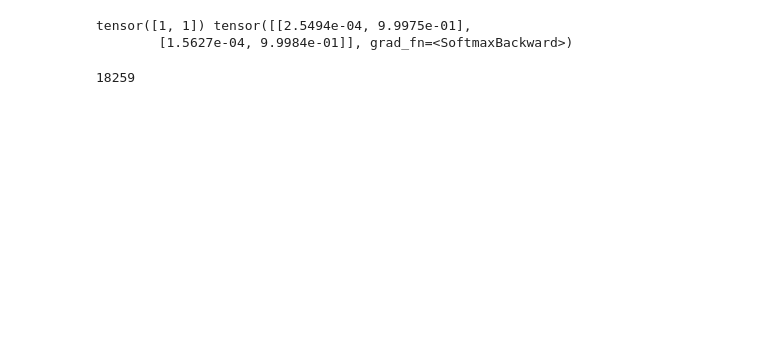
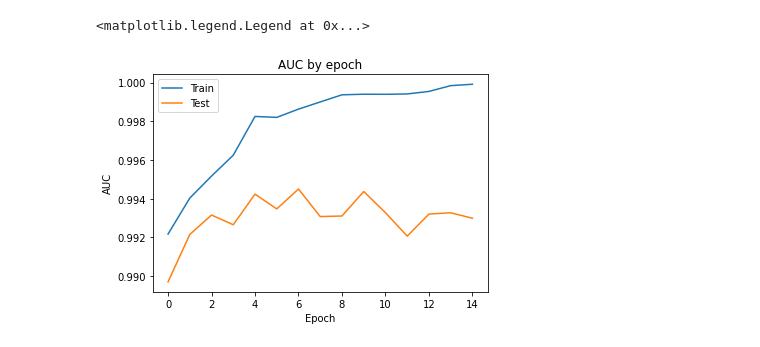
Before and after one commit to ranikh97/mask_detection, a Jupyter notebook: Training.ipynb, the cells around one changed output. Cells and saved outputs as stored; diff of their text form; code cells hidden in the pictures; blank space fills up the shorter version.

```diff
--- a/Training.ipynb
+++ b/Training.ipynb
@@ -285,0 +308,11 @@ plt.legend()
+# %%
+plt.locator_params(nbins=8)
+plt.plot(auc_train,label='Train')
+plt.plot(auc_test,label='Test')
+plt.xlabel('Epoch')
+plt.ylabel('AUC')
+plt.title('AUC by epoch')
+plt.legend()
+# %% [output]
+<matplotlib.legend.Legend at 0x...>
+[figure, added]
@@ -286,16 +334,12 @@ plt.legend()
 # %%
-train_loader_all = torch.utils.data.DataLoader(dataset=train_dataset,
-                                           batch_size=2,
+test_loader_all = torch.utils.data.DataLoader(dataset=test_dataset,
+                                           batch_size=len(test_dataset),
                                            shuffle=False)
-for images, labels,files in train_loader_all:
+fpr_test = None
+tpr_test = None
+for images, labels,files in test_loader_all:
         softmax = nn.Softmax()
         outputs = softmax(model(images))
-        print(labels,outputs)
-        break
+        fpr_test,tpr_test,_ = roc_curve(labels,outputs[:,1].tolist())
+
+auc_test = auc(fpr_test,tpr_test)
-# %% [output]
-tensor([1, 1]) tensor([[2.5494e-04, 9.9975e-01],
-        [1.5627e-04, 9.9984e-01]], grad_fn=<SoftmaxBackward>)
-# %%
-len(train_dataset)
-# %% [output]
-18259
```
Also changed, not shown: parts of 14 cells of this notebook.
